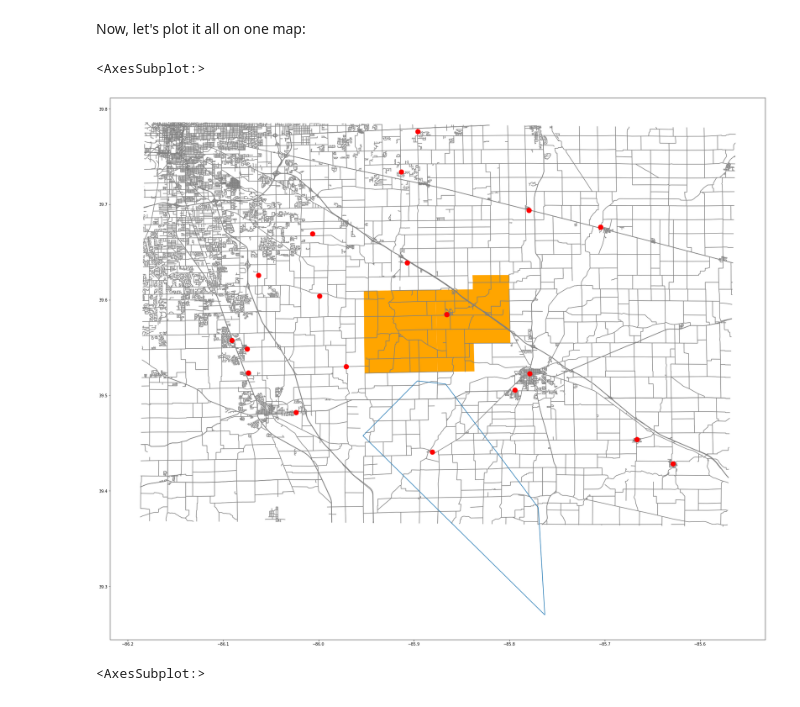
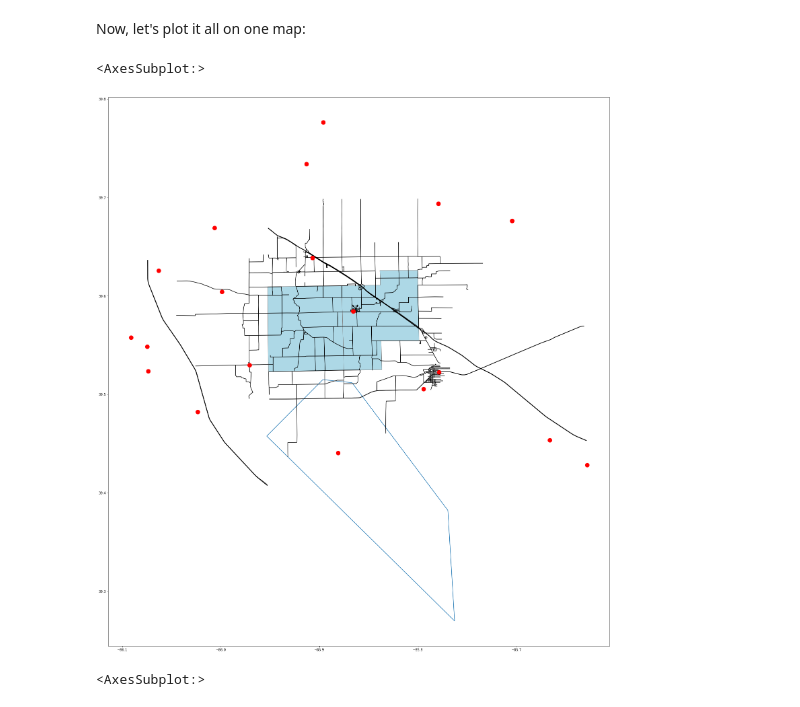
Before and after one commit to trimble/fire_geozones, a Jupyter notebook: Geos.ipynb, the cells around one changed output. Saved outputs shown, nothing was run; the diff lists cells and outputs as text; code cells hidden in the pictures.

```diff
--- a/Geos.ipynb
+++ b/Geos.ipynb
@@ -116,7 +116,8 @@ Looks reasonable. Let's plot it...
 import geopandas as gpd
 
 engines = get_engines()
-enginelocs = gpd.GeoDataFrame(engines, geometry=gpd.points_from_xy(engines.lon, engines.lat))
+enginelocs = gpd.GeoDataFrame(engines, geometry=gpd.points_from_xy(engines.lon, engines.lat), crs="EPSG:4326")
+enginelocs = enginelocs.to_crs(epsg='26916')
 enginelocs.plot()
 # %% [output]
 <AxesSubplot:>
@@ -206,15 +211,3 @@ import visualize_voronoi as vv
 vv.visualize(engines)
 # %% [output]
 [figure]
-# %%
-from scipy.spatial.qhull import Voronoi
-from shapely.geometry import Polygon
-
-points = list(set(engines[['lon','lat']].itertuples(index=False, name=None)))
-
-vor = Voronoi(points)
-
-regions, vertices = vv.voronoi_finite_polygons_2d(vor, radius=0.0001)
-
-engine_regions = Polygon(vertices[regions[1]])
-# data.head()
@@ -223,13 +254,13 @@ Now, let's plot it all on one map:
 # %%
 fig, ax = plt.subplots()
 fig.set_size_inches(30, 30)
-jurisdiction.to_crs(epsg=4326).plot(ax=ax, color='orange')
-streets.to_crs(epsg=4326).plot(ax=ax, color='grey')
+jurisdiction.to_crs(epsg=4326).plot(ax=ax, color='lightblue', edgecolor='grey')
+roads.to_crs(epsg=4326).plot(ax=ax, color='black', zorder=5)
 enginelocs.plot(ax=ax, color='red', markersize=150, zorder=10)
 gpd.GeoSeries(engine_regions).exterior.plot(ax=ax)
 # %% [output]
 <AxesSubplot:>
-[figure, old version]
+[figure, new version]
 # %%
 lt.subplots()
 fig.set_size_inches(30, 30)
```
Also changed, not shown: parts of 10 cells of this notebook.
